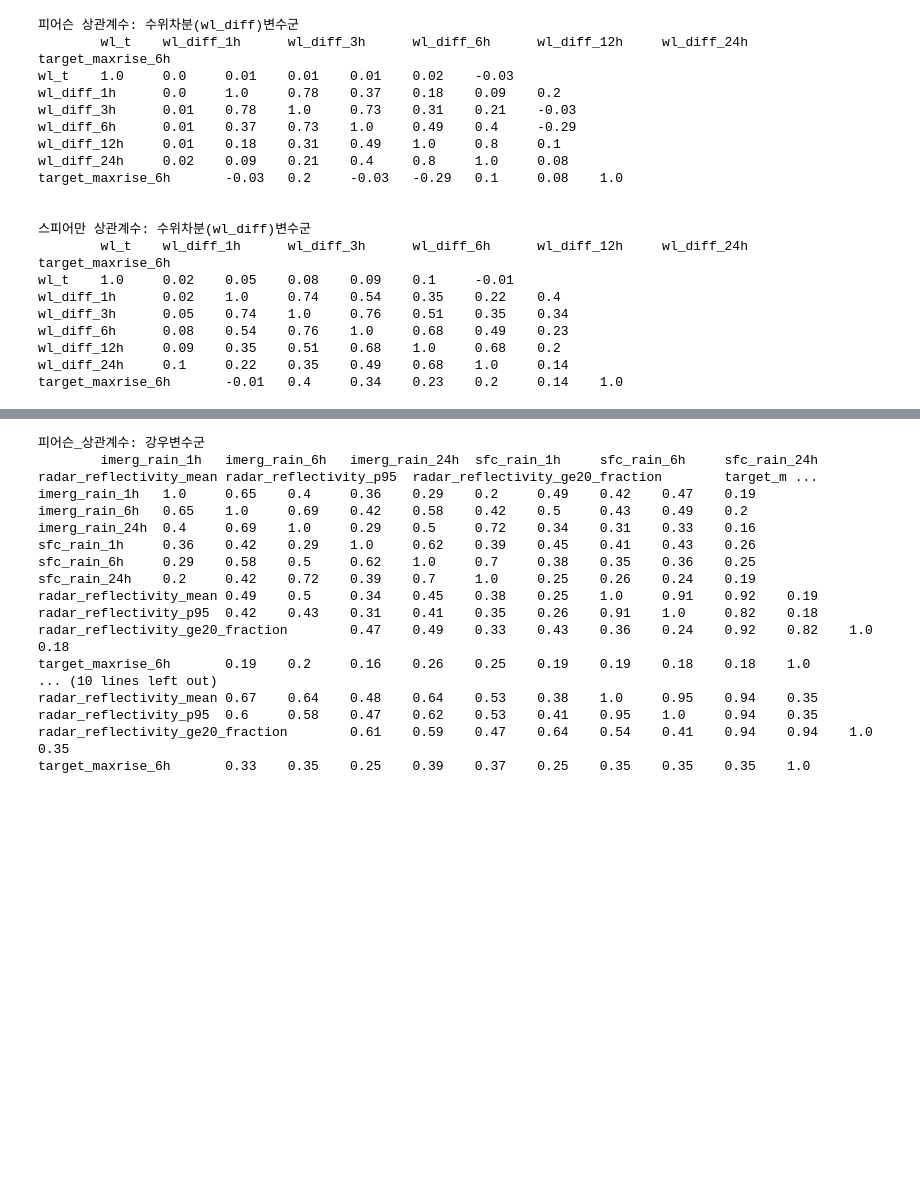
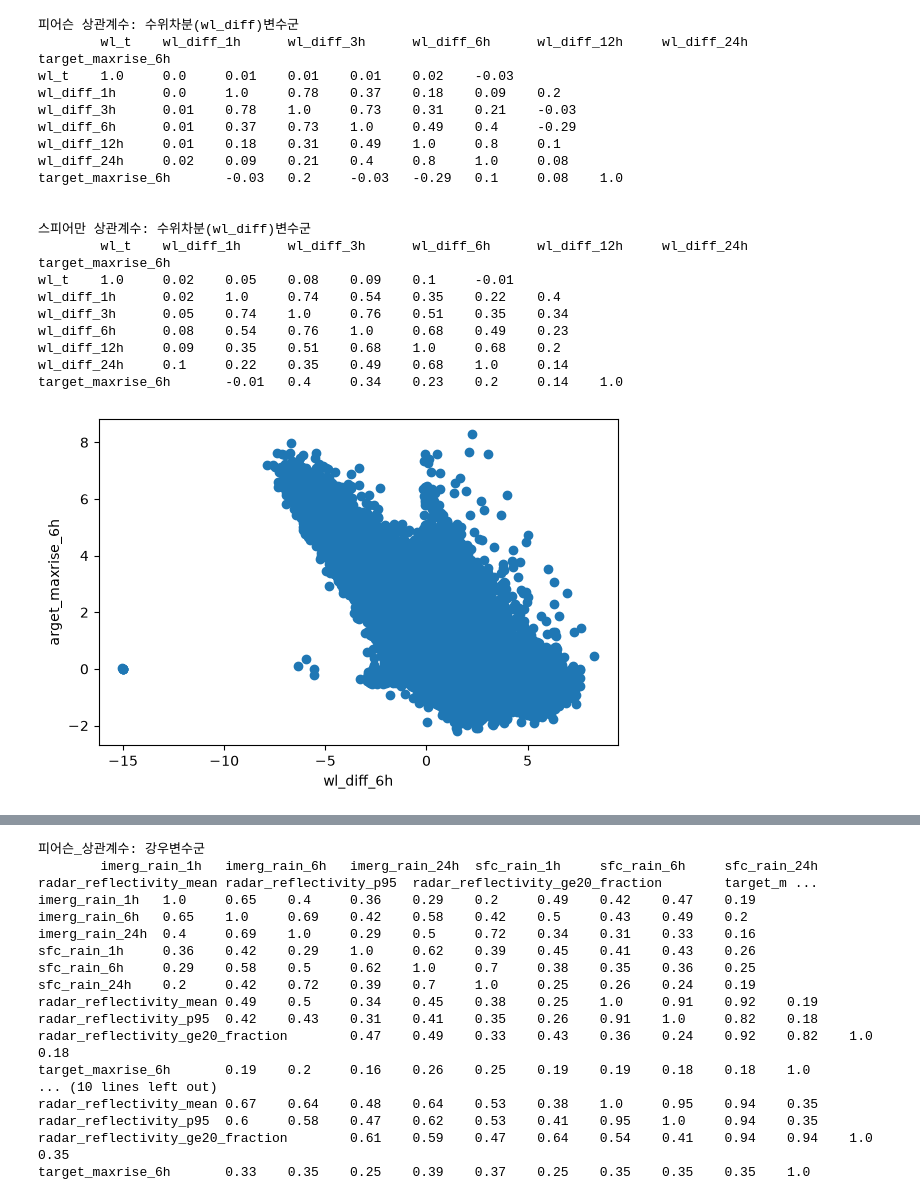
Before and after one commit to soohok402/AI_Data_exhibition, a Jupyter notebook: notebook/2-3_train_correlation_analysis.ipynb, the cells around one changed output, grey strips where cells are left out. Cells and saved outputs as stored; diff of their text form; code cells hidden in the pictures; blank space fills up the shorter version.

```diff
--- a/notebook/2-3_train_correlation_analysis.ipynb
+++ b/notebook/2-3_train_correlation_analysis.ipynb
@@ -189,3 +193,24 @@ wl_diff_6h      0.08    0.54    0.76    1.0     0.68    0.49    0.23
 wl_diff_12h     0.09    0.35    0.51    0.68    1.0     0.68    0.2
 wl_diff_24h     0.1     0.22    0.35    0.49    0.68    1.0     0.14
 target_maxrise_6h       -0.01   0.4     0.34    0.23    0.2     0.14    1.0
+# %%
+# 3-2. wl_diff_6h와 target_maxrise_6h간 산점도 그리기
+
+import matplotlib.pyplot as plt
+
+fig, ax = plt.subplots(
+    1,
+    1,
+    figsize = (6, 4)
+)
+
+ax.scatter(train_fe['wl_diff_6h'], train_fe['target_maxrise_6h'])
+ax.set_xlabel('wl_diff_6h')
+ax.set_ylabel('arget_maxrise_6h')
+
+plt.tight_layout()
+plt.show()
+
+# wl_diff_6h가 -15에 해당하는 이상치 확인
+# %% [output]
+[figure, added]
```
Also changed, not shown: parts of 6 cells of this notebook, 7 other files.
